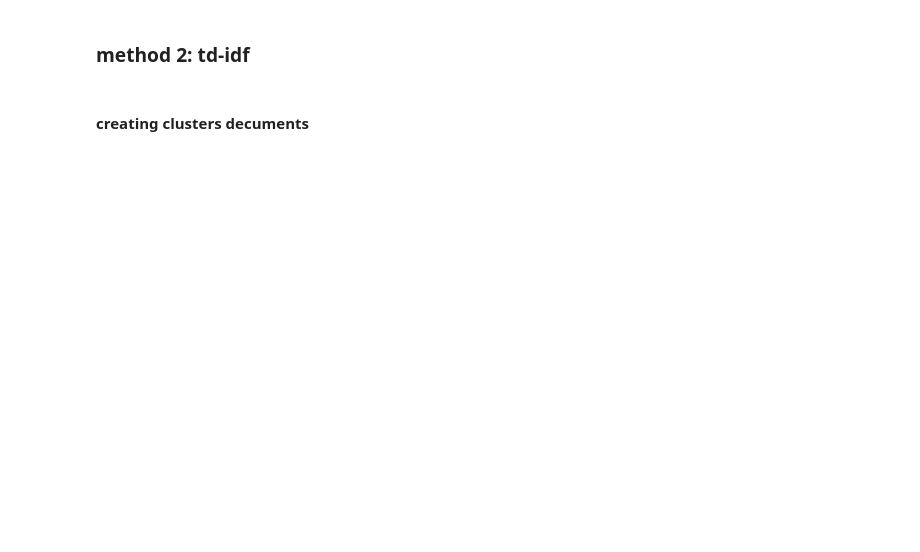
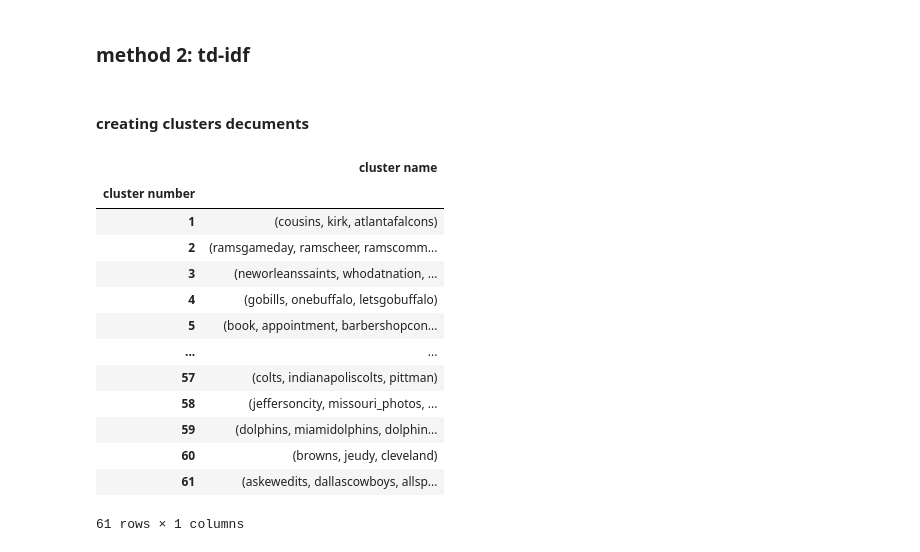
Before and after one commit to MuhammadShamrokh/instagram-api, a Jupyter notebook: analytics/posts-clustering/posts-clustering-by-captions/posts-clustering.ipynb, the cells around one changed output. Saved outputs shown, nothing was run; the diff lists cells and outputs as text; code cells hidden in the pictures; blank space fills up the shorter version.

```diff
--- a/analytics/posts-clustering/posts-clustering-by-captions/posts-clustering.ipynb
+++ b/analytics/posts-clustering/posts-clustering-by-captions/posts-clustering.ipynb
@@ -483,18 +533,11 @@ display(clusters_names_df)
 # %% [markdown]
 #### creating clusters decuments
 # %%
-clusters_documents_list = list()
-all_captions_list = posts_df[CAPTIONS_COLUMN_NAME]
-
-# scanning clusters to build document for each cluster
-for cluster in range(OPTIMAL_CLUSTERS_NUMBER):
-    # extracting all captions that belongs to the current cluster
-    cluster_captions_list = [all_captions_list[idx] for idx in posts_indexes_per_cluster_lst[cluster]]
-    # creating current cluster document (appending all captions togther)
-    clusters_documents_list[cluster] = ' '.join(cluster_captions_list)
+# Merge each cluster post's captions into a document
+clusters_documents_list = [" ".join(cluster_captions) for cluster_captions in cluster_captions_list]
 # %%
 # Create TF-IDF vectorizer
-vectorizer = TfidfVectorizer(max_df=0.5)
+vectorizer = TfidfVectorizer(max_df=0.6)
 
 # Compute TF-IDF scores
 # the return value is a matrix:
@@ -516,5 +557,41 @@ display(terms_tfidf_score_in_documents_df)
 # %%
-for i,word in enumerate(feature_names):
-    print(str(i)+". "+word)
+highest_td_idf_words_score_in_cluster_document = []
+
+# Iterate over each row (include words grades) in the dataframe
+for index, row in terms_tfidf_score_in_documents_df.iterrows():
+    # Get the grades from the row
+    grades = row
+
+    # Find the top 3 tf-idf score and their corresponding column names (words)
+    top_3_indices = grades.nlargest(3).index
+    top_3_values = grades.nlargest(3).values
+
+    # Store the top 3 words and their grades as a tuple for the current document
+    top_3_words = tuple(top_3_indices)
+    highest_td_idf_words_score_in_cluster_document.append(top_3_words)
+
+
+# storing results in a pandas dataframe
+tf_idf_clusters_names_df = pd.DataFrame({'cluster number':[i+1 for i in range(OPTIMAL_CLUSTERS_NUMBER)],
+                                  'cluster name': highest_td_idf_words_score_in_cluster_document}).set_index("cluster number")
+
+tf_idf_clusters_names_file_url = f"{script_outputs_folder_url}/tf-idf-method-clusters-names.csv"
+tf_idf_clusters_names_df.to_csv(tf_idf_clusters_names_file_url)
+display(tf_idf_clusters_names_df)
+# %% [output]
+|  | cluster name |
+| cluster number |  |
+| 1 | (cousins, kirk, atlantafalcons) |
+| 2 | (ramsgameday, ramscheer, ramscomm... |
+| 3 | (neworleanssaints, whodatnation, ... |
+| 4 | (gobills, onebuffalo, letsgobuffalo) |
+| 5 | (book, appointment, barbershopcon... |
+| ... | ... |
+| 57 | (colts, indianapoliscolts, pittman) |
+| 58 | (jeffersoncity, missouri_photos, ... |
+| 59 | (dolphins, miamidolphins, dolphin... |
+| 60 | (browns, jeudy, cleveland) |
+| 61 | (askewedits, dallascowboys, allsp... |
+61 rows × 1 columns
 # %%
 assert 1==0, "end of program :)"
```
Also changed, not shown: parts of 24 cells of this notebook.
